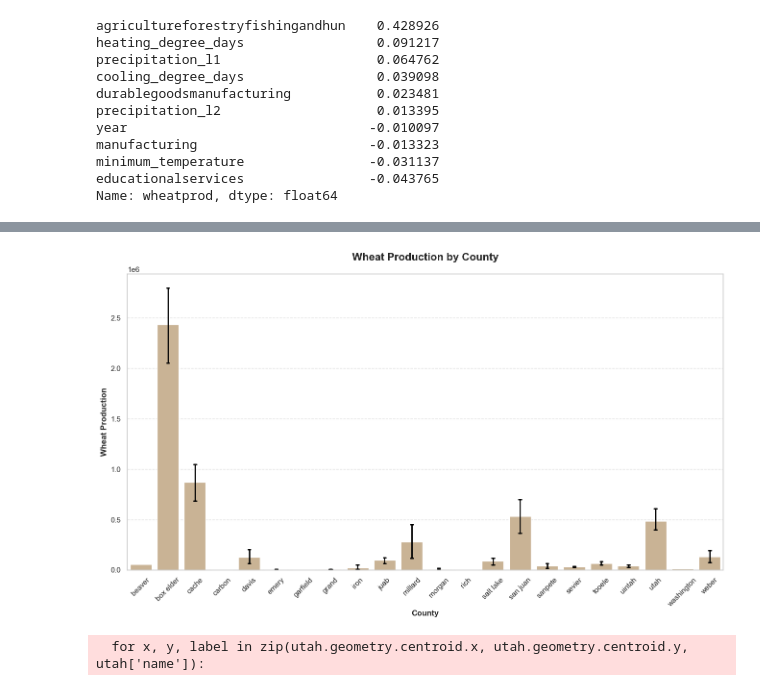
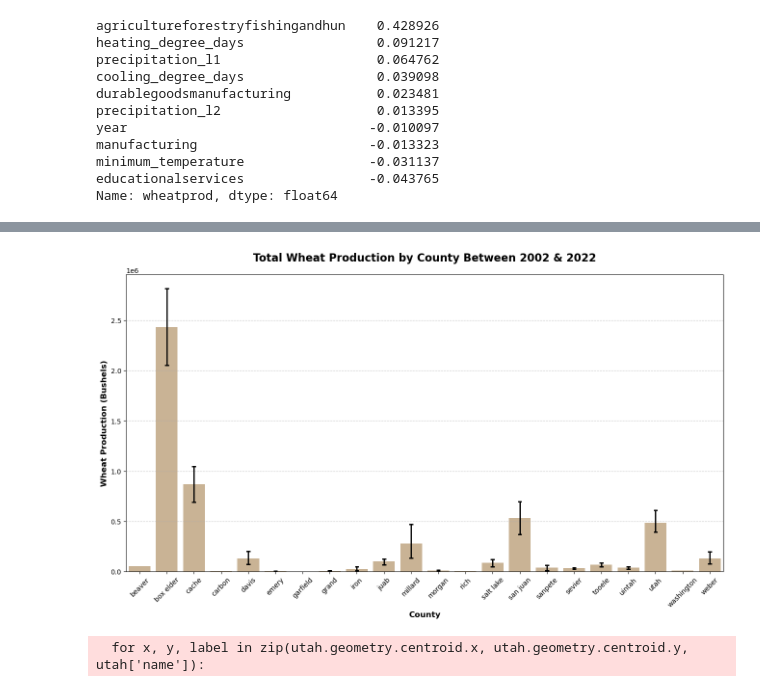
Before and after one commit to lnbayisfree/ml-agricultural-census-utah, a Jupyter notebook: ml_model_finetuning/model_eval.ipynb, the cells around one changed output, grey strips where cells are left out. Drawn from its saved outputs; the diff is of its cells as text; code cells hidden in the pictures.

```diff
--- a/ml_model_finetuning/model_eval.ipynb
+++ b/ml_model_finetuning/model_eval.ipynb
@@ -122,15 +140,15 @@ plt.show()
 # %%
 #create a bar graph of each county and their wheat production by year
 plt.figure(figsize=(16,8))
 sns.barplot(x='county', y='wheatprod', data=df_labeled, color='tan', err_kws={'color': 'black', 'linewidth':2}, capsize=0.1)
-plt.title("Wheat Production by County", fontsize=16, fontweight='bold', pad=20)
+plt.title("Total Wheat Production by County Between 2002 & 2022", fontsize=16, fontweight='bold', pad=20)
 plt.xlabel("County", fontsize=12, fontweight='bold')
-plt.ylabel("Wheat Production", fontsize=12, fontweight='bold')
+plt.ylabel("Wheat Production (Bushels)", fontsize=12, fontweight='bold')
 plt.xticks(rotation=45)
 plt.grid(axis='y', linestyle='--', alpha=0.6)
 plt.show()
 # %% [output]
-[figure, old version]
+[figure, new version]
 # %%
 import geopandas as gpd
 import matplotlib.pyplot as plt
```
Also changed, not shown: parts of 5 cells of this notebook, 5 other files.
